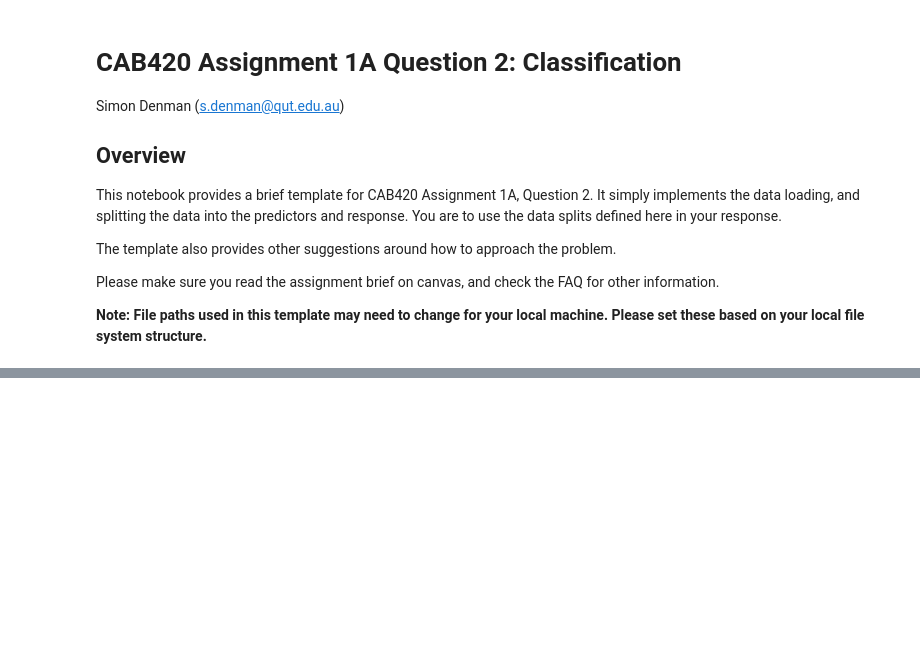
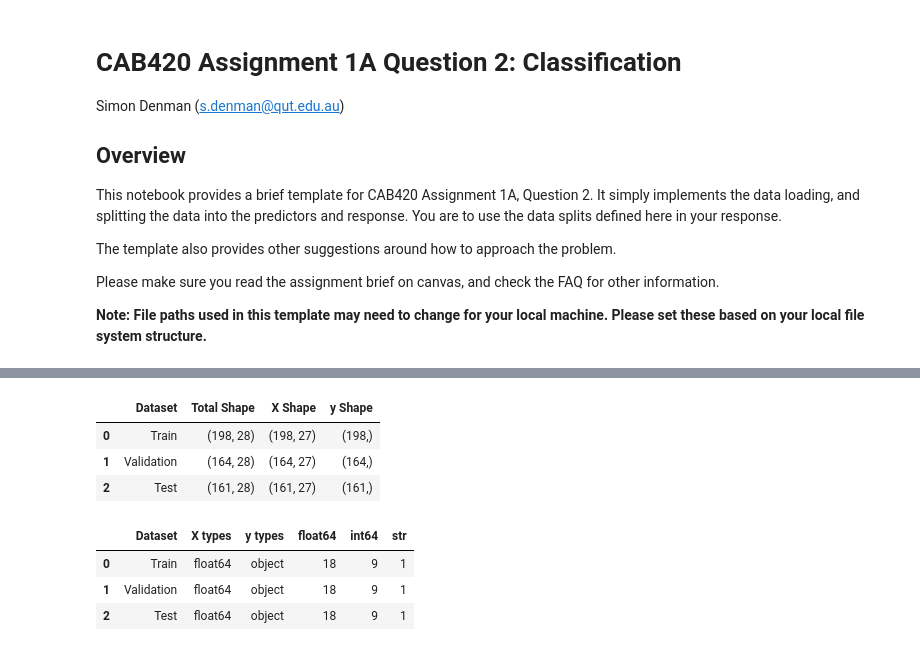
Before and after one commit to ostew5/cab420-introductory_problem_solving_tasks, a Jupyter notebook: 2. Classification.ipynb, the cells around one changed output, grey strips where cells are left out. Drawn from its saved outputs; the diff is of its cells as text; code cells hidden in the pictures; blank space fills up the shorter version.

```diff
--- a/2. Classification.ipynb
+++ b/2. Classification.ipynb
@@ -32,0 +73,37 @@ Y_test = test.iloc[:,0].to_numpy()
+# %%
+# See dataset shapes
+display(
+    pd.DataFrame(
+        {
+            "Dataset" : ["Train", "Validation", "Test"],
+            "Total Shape": [train.shape, val.shape, test.shape],
+            "X Shape": [X_train.shape, X_val.shape, X_test.shape],
+            "y Shape": [y_train.shape, y_val.shape, y_test.shape]
+        }
+    )
+)
+# %% [output]
+|  | Dataset | Total Shape | X Shape | y Shape |
+| 0 | Train | (198, 28) | (198, 27) | (198,) |
+| 1 | Validation | (164, 28) | (164, 27) | (164,) |
+| 2 | Test | (161, 28) | (161, 27) | (161,) |
+# %%
+# Check columnn data types
+display(
+    pd.DataFrame(
+    {
+        "Dataset" : ["Train", "Validation", "Test"],
+        "X types": [X_train.dtype, X_val.dtype, X_test.dtype],
+        "y types": [y_train.dtype, y_val.dtype, y_test.dtype]
+    }
+    ).join(
+        pd.DataFrame(
+            [train.dtypes.value_counts(), val.dtypes.value_counts(), test.dtypes.value_counts()]
+        ).reset_index(drop=True)
+    )
+)
+# %% [output]
+|  | Dataset | X types | y types | float64 | int64 | str |
+| 0 | Train | float64 | object | 18 | 9 | 1 |
+| 1 | Validation | float64 | object | 18 | 9 | 1 |
+| 2 | Test | float64 | object | 18 | 9 | 1 |
```
Also changed, not shown: parts of 21 cells of this notebook.
